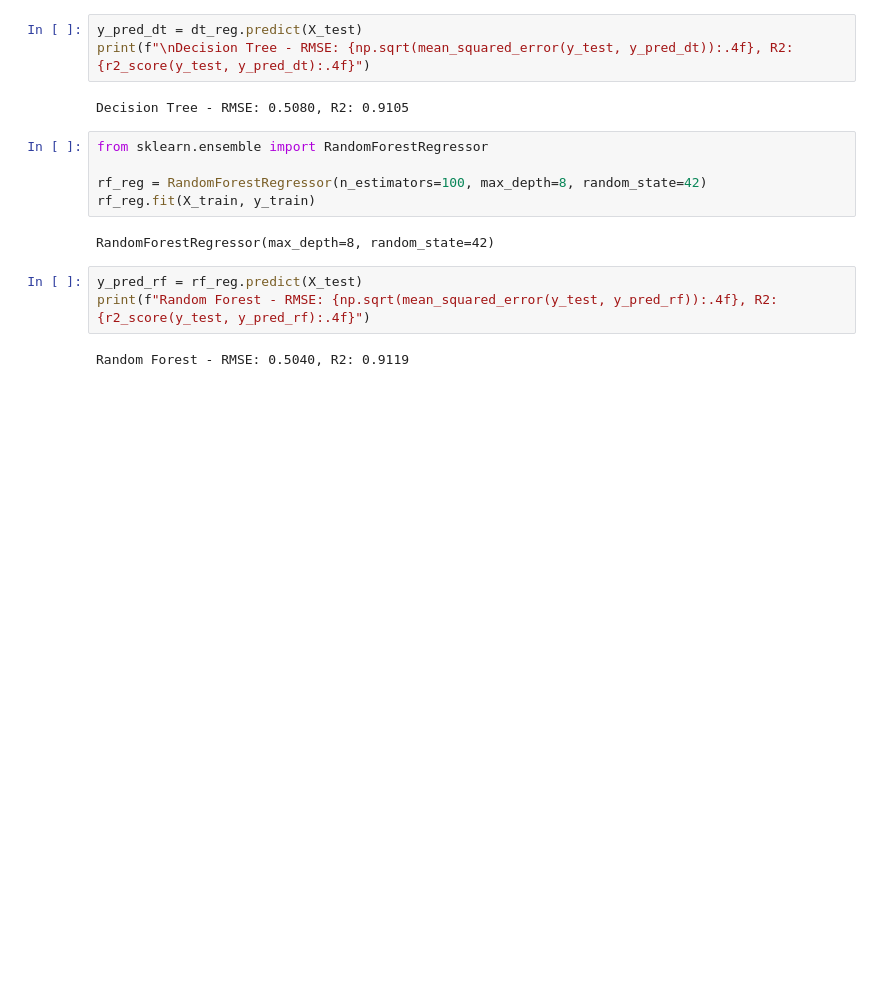
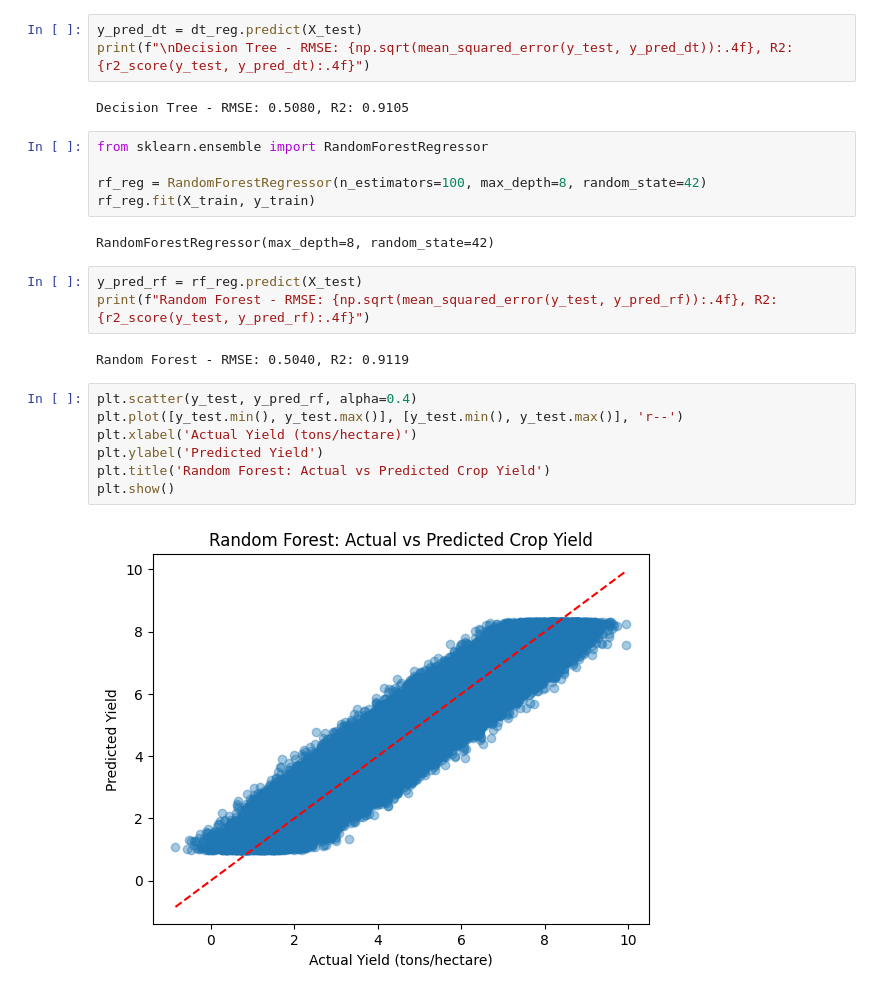
Before and after one commit to riddhikale/ml-portfolio, a Jupyter notebook: regression/Decision_Tree_Random_Forest_Regressor_Crop_Yield.ipynb, the cells around one changed output. Drawn from its saved outputs; the diff is of its cells as text; blank space fills up the shorter version.

Commit message:
visualize random forest predictions

```diff
--- a/regression/Decision_Tree_Random_Forest_Regressor_Crop_Yield.ipynb
+++ b/regression/Decision_Tree_Random_Forest_Regressor_Crop_Yield.ipynb
@@ -64,3 +64,12 @@ y_pred_rf = rf_reg.predict(X_test)
 print(f"Random Forest - RMSE: {np.sqrt(mean_squared_error(y_test, y_pred_rf)):.4f}, R2: {r2_score(y_test, y_pred_rf):.4f}")
 # %% [output]
 Random Forest - RMSE: 0.5040, R2: 0.9119
+# %%
+plt.scatter(y_test, y_pred_rf, alpha=0.4)
+plt.plot([y_test.min(), y_test.max()], [y_test.min(), y_test.max()], 'r--')
+plt.xlabel('Actual Yield (tons/hectare)')
+plt.ylabel('Predicted Yield')
+plt.title('Random Forest: Actual vs Predicted Crop Yield')
+plt.show()
+# %% [output]
+[figure, added]
```
